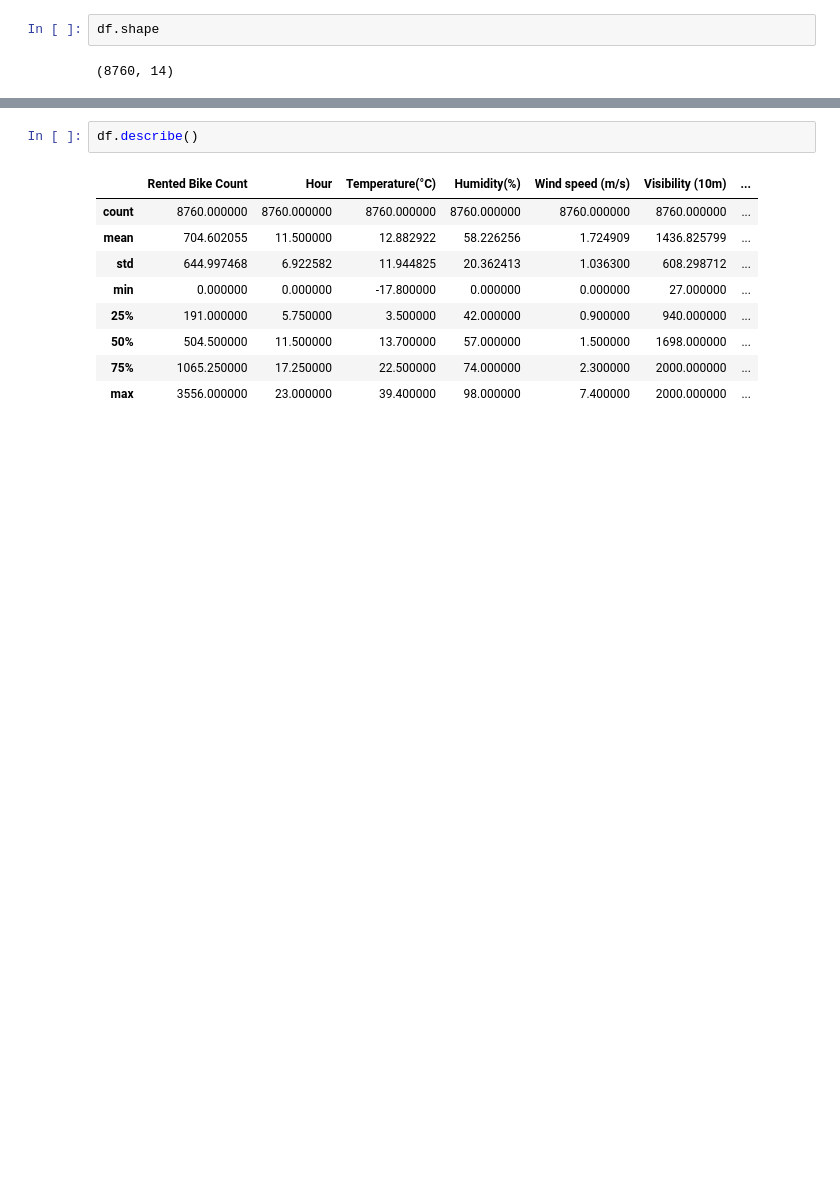
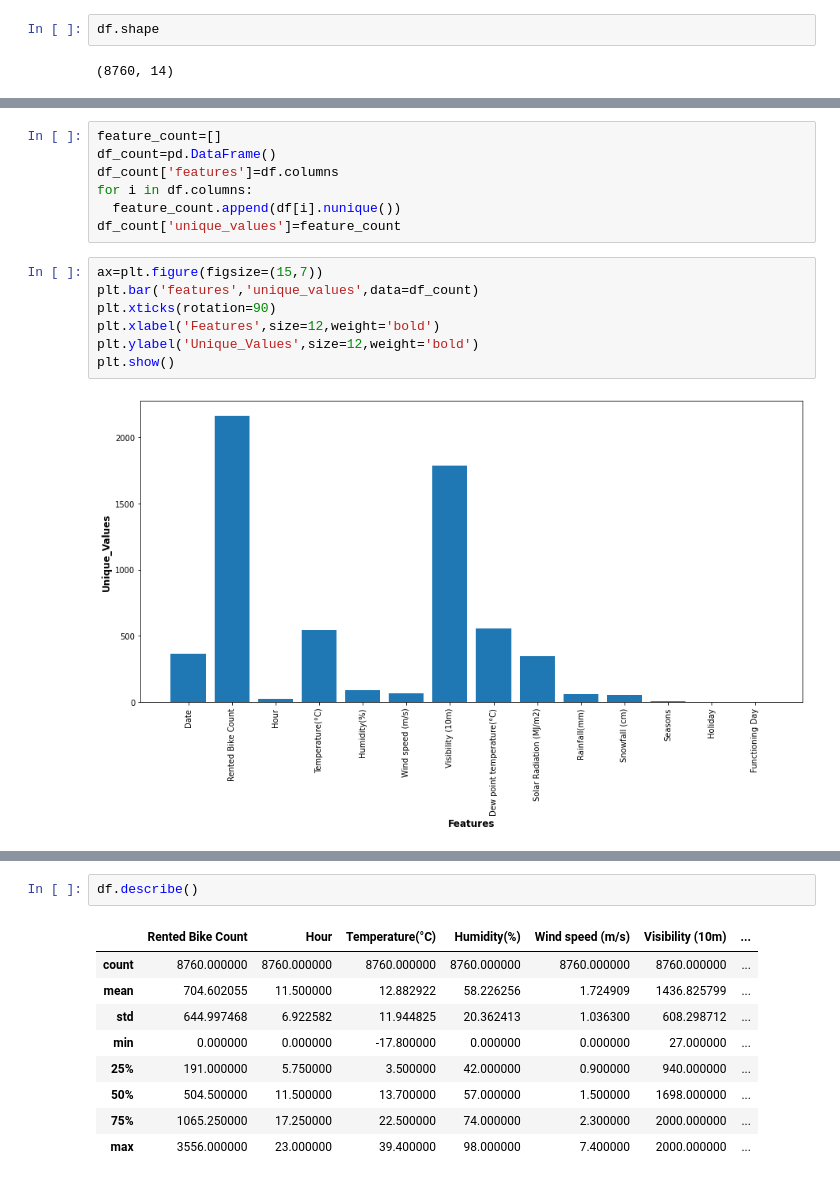
Before and after one commit to rugadamanikanta/seoul-bike-sharing-demand-prediction, a Jupyter notebook: Bike_Sharing_Demand_Prediction_Capstone_Project.ipynb, the cells around one changed output, grey strips where cells are left out. Drawn from its saved outputs; the diff is of its cells as text; blank space fills up the shorter version.

```diff
--- a/Bike_Sharing_Demand_Prediction_Capstone_Project.ipynb
+++ b/Bike_Sharing_Demand_Prediction_Capstone_Project.ipynb
@@ -86,0 +86,16 @@ memory usage: 958.2+ KB
+# %%
+feature_count=[]
+df_count=pd.DataFrame()
+df_count['features']=df.columns
+for i in df.columns:
+  feature_count.append(df[i].nunique())
+df_count['unique_values']=feature_count
+# %%
+ax=plt.figure(figsize=(15,7))
+plt.bar('features','unique_values',data=df_count)
+plt.xticks(rotation=90)
+plt.xlabel('Features',size=12,weight='bold')
+plt.ylabel('Unique_Values',size=12,weight='bold')
+plt.show()
+# %% [output]
+[figure, added]
```
Also changed, not shown: parts of 15 cells of this notebook.
